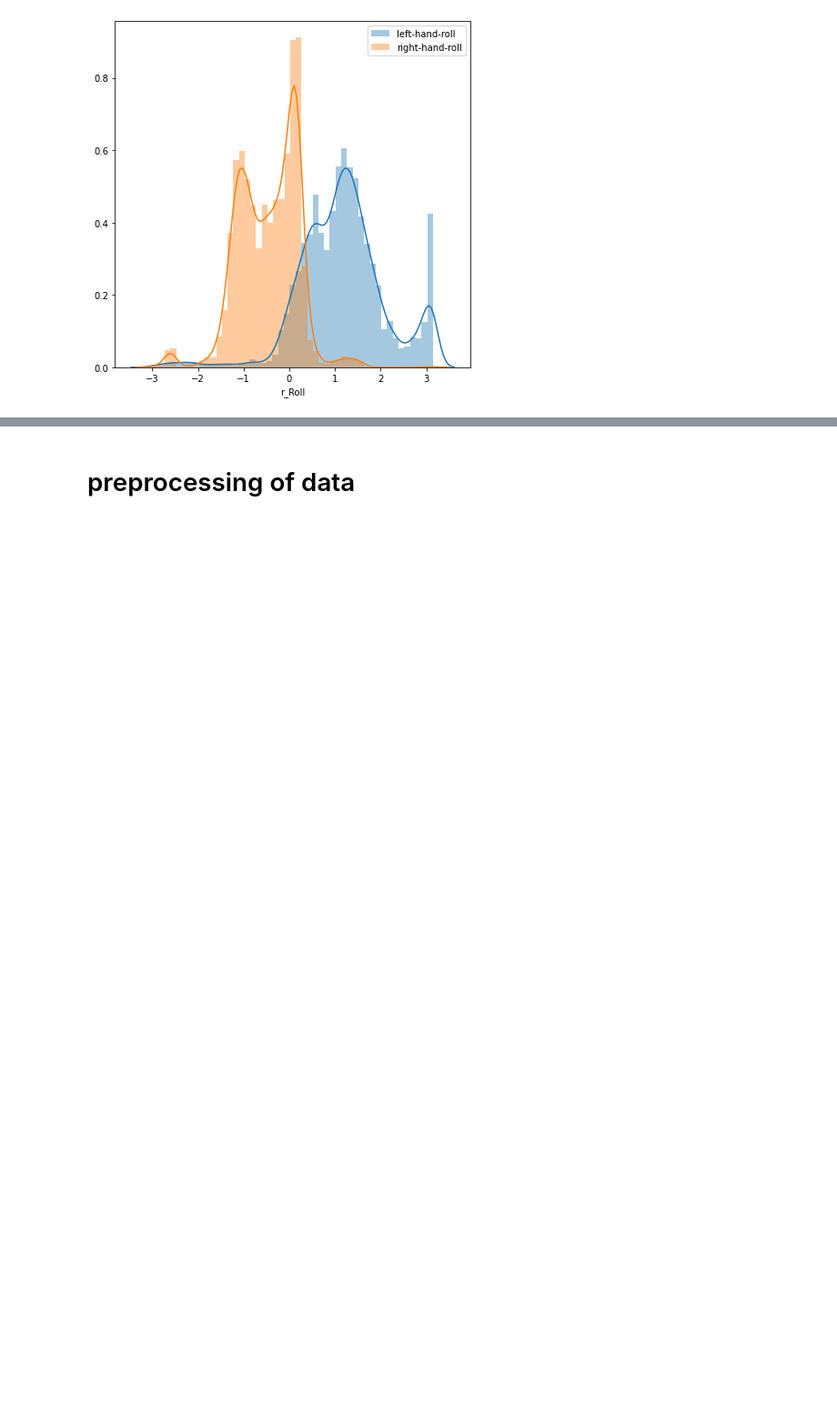
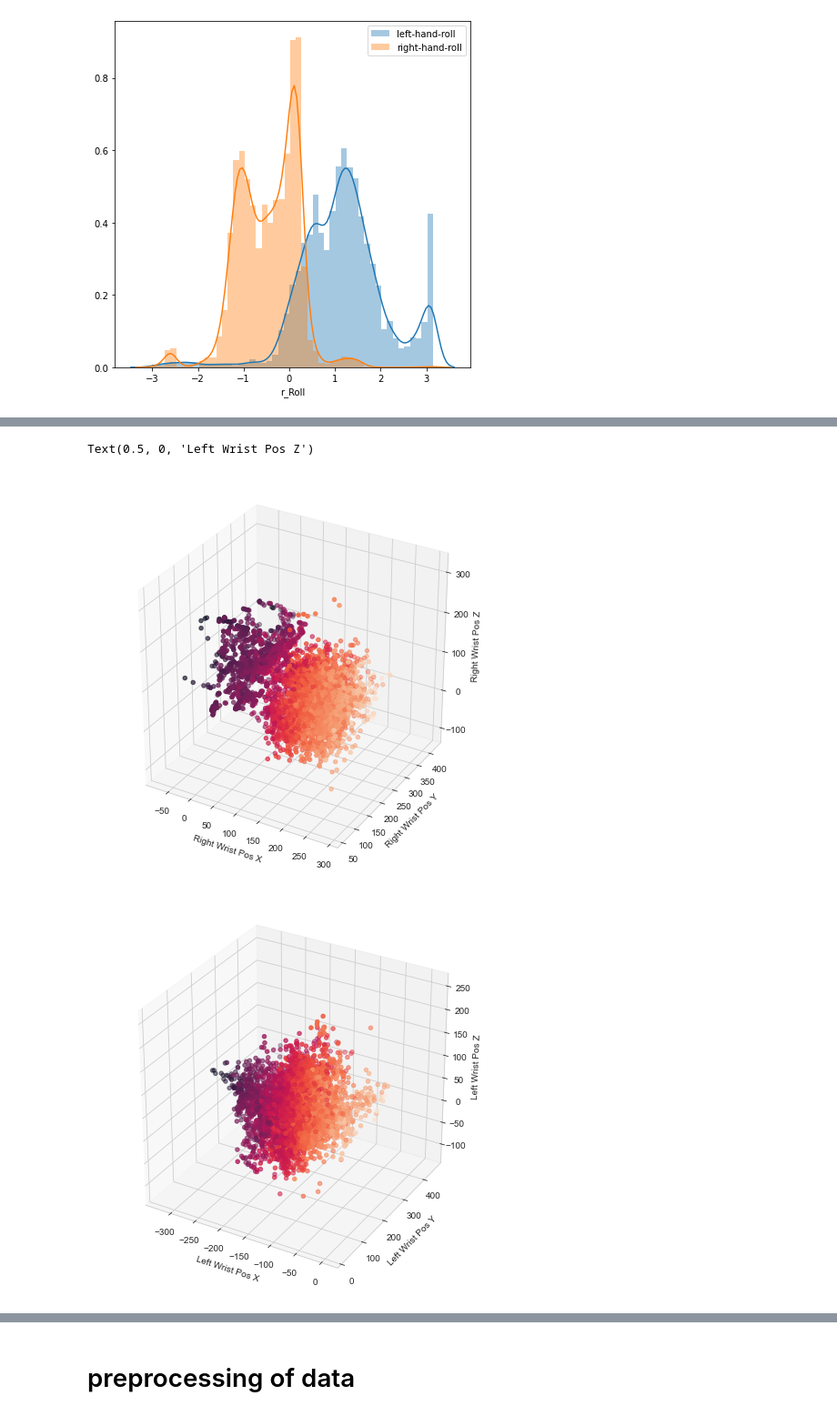
Before and after one commit to TaliaSeada/Data-Science-Research, a Jupyter notebook: Harnessing Machine Learning for interpersonal physical alignment.ipynb, the cells around one changed output, grey strips where cells are left out. Shown at 91% size. Drawn from its saved outputs; the diff is of its cells as text; code cells hidden in the pictures; blank space fills up the shorter version.

```diff
--- a/Harnessing Machine Learning for interpersonal physical alignment.ipynb
+++ b/Harnessing Machine Learning for interpersonal physical alignment.ipynb
@@ -455,0 +487,26 @@ plt.show()
+# %%
+sns.set_style("whitegrid", {'axes.grid' : False})
+
+fig1 = plt.figure(figsize=(6,6))
+ax = Axes3D(fig1)
+x1 = train_df['r_Wrist Pos X']
+y1 = train_df['r_Wrist Pos Y']
+z1 = train_df['r_Wrist Pos Z']
+ax.scatter(x1, y1, z1, c=x1, marker='o')
+ax.set_xlabel('Right Wrist Pos X')
+ax.set_ylabel('Right Wrist Pos Y')
+ax.set_zlabel('Right Wrist Pos Z')
+
+fig2 = plt.figure(figsize=(6,6))
+ax = Axes3D(fig2)
+x2 = train_df['l_Wrist Pos X']
+y2 = train_df['l_Wrist Pos Y']
+z2 = train_df['l_Wrist Pos Z']
+ax.scatter(x2, y2, z2, c=x2, marker='o')
+ax.set_xlabel('Left Wrist Pos X')
+ax.set_ylabel('Left Wrist Pos Y')
+ax.set_zlabel('Left Wrist Pos Z')
+# %% [output]
+Text(0.5, 0, 'Left Wrist Pos Z')
+[figure, added]
+[figure, added]
```
Also changed, not shown: parts of 8 cells of this notebook.
